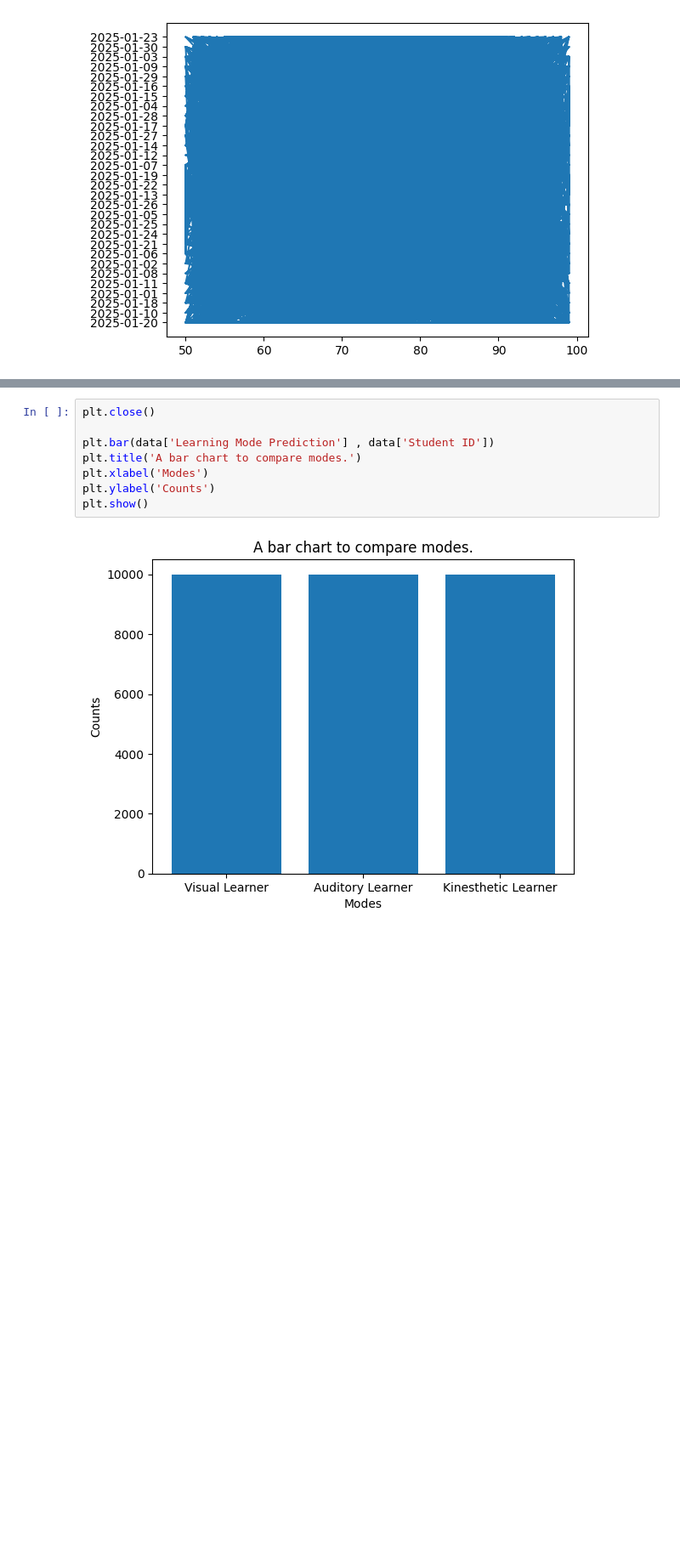
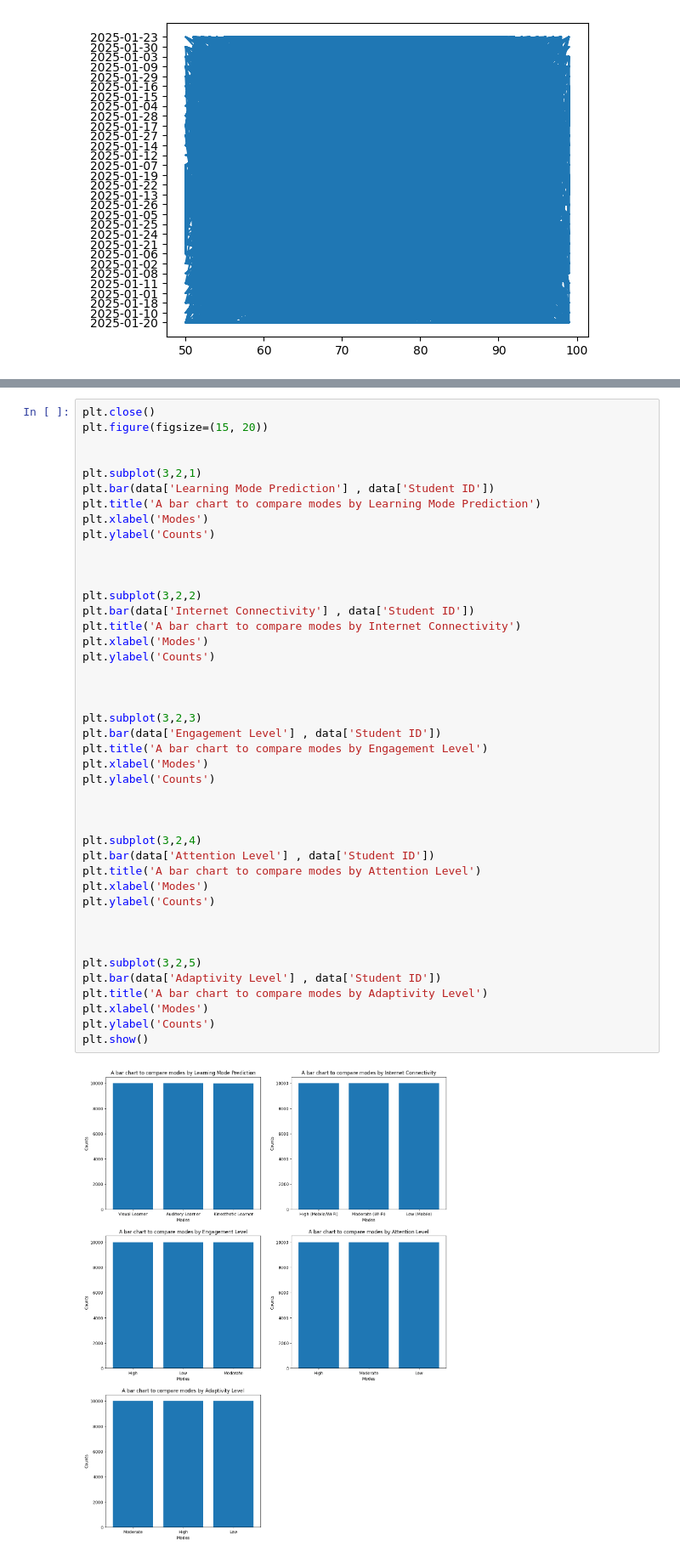
Before and after one commit to M-Muneebweb/Assignment-Of-SMIT-AI-And-Data-Science, a Jupyter notebook: Assignment8.ipynb, the cells around one changed output, grey strips where cells are left out. Shown at 85% size. Saved outputs shown, nothing was run; the diff lists cells and outputs as text; blank space fills up the shorter version.

```diff
--- a/Assignment8.ipynb
+++ b/Assignment8.ipynb
@@ -132,10 +146,45 @@ plt.show()
 # %%
 plt.close()
+plt.figure(figsize=(15, 20))
 
+
+plt.subplot(3,2,1)
 plt.bar(data['Learning Mode Prediction'] , data['Student ID'])
-plt.title('A bar chart to compare modes.')
+plt.title('A bar chart to compare modes by Learning Mode Prediction')
+plt.xlabel('Modes')
+plt.ylabel('Counts')
+
+
+
+plt.subplot(3,2,2)
+plt.bar(data['Internet Connectivity'] , data['Student ID'])
+plt.title('A bar chart to compare modes by Internet Connectivity')
+plt.xlabel('Modes')
+plt.ylabel('Counts')
+
+
+
+plt.subplot(3,2,3)
+plt.bar(data['Engagement Level'] , data['Student ID'])
+plt.title('A bar chart to compare modes by Engagement Level')
+plt.xlabel('Modes')
+plt.ylabel('Counts')
+
+
+
+plt.subplot(3,2,4)
+plt.bar(data['Attention Level'] , data['Student ID'])
+plt.title('A bar chart to compare modes by Attention Level')
+plt.xlabel('Modes')
+plt.ylabel('Counts')
+
+
+
+plt.subplot(3,2,5)
+plt.bar(data['Adaptivity Level'] , data['Student ID'])
+plt.title('A bar chart to compare modes by Adaptivity Level')
 plt.xlabel('Modes')
 plt.ylabel('Counts')
 plt.show()
 # %% [output]
-[figure, old version]
+[figure, new version]
```
Also changed, not shown: parts of 18 cells of this notebook.
